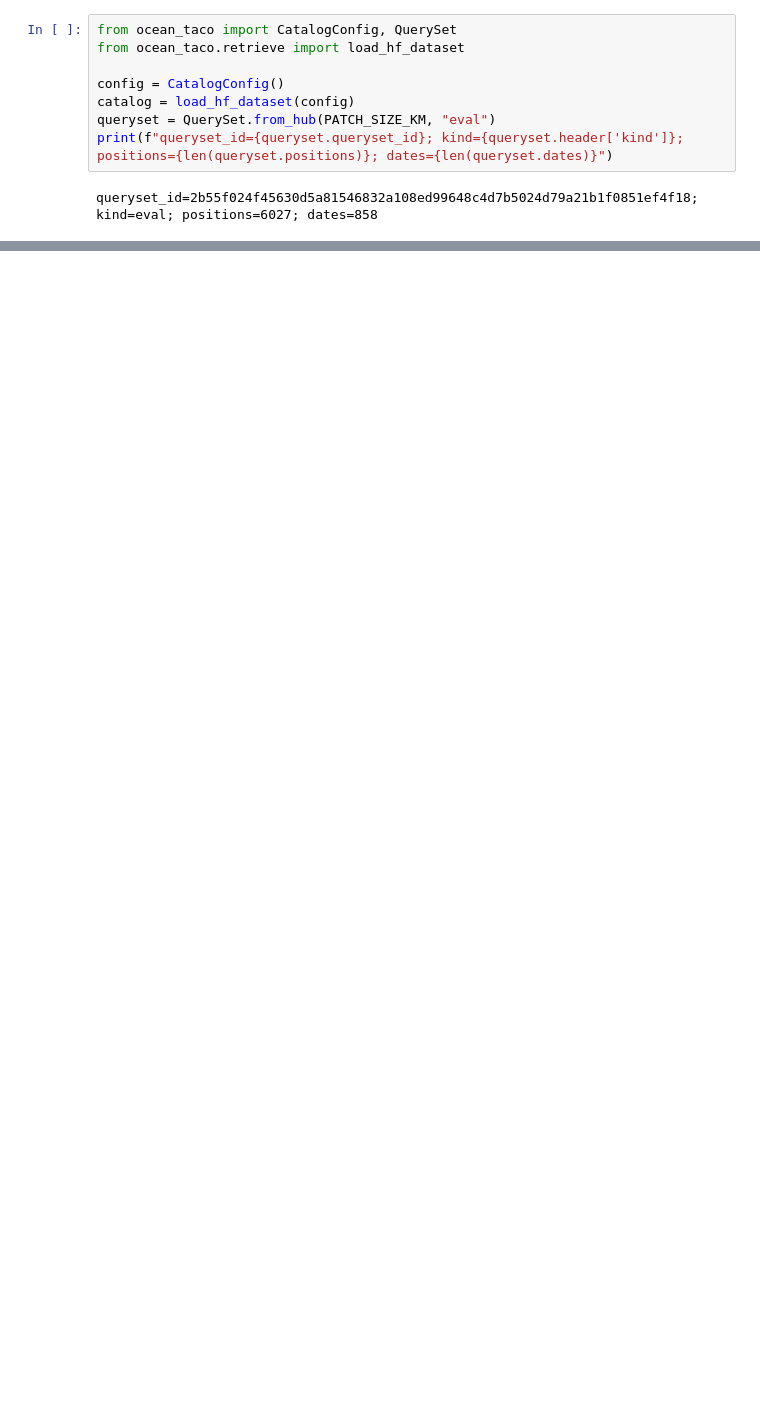
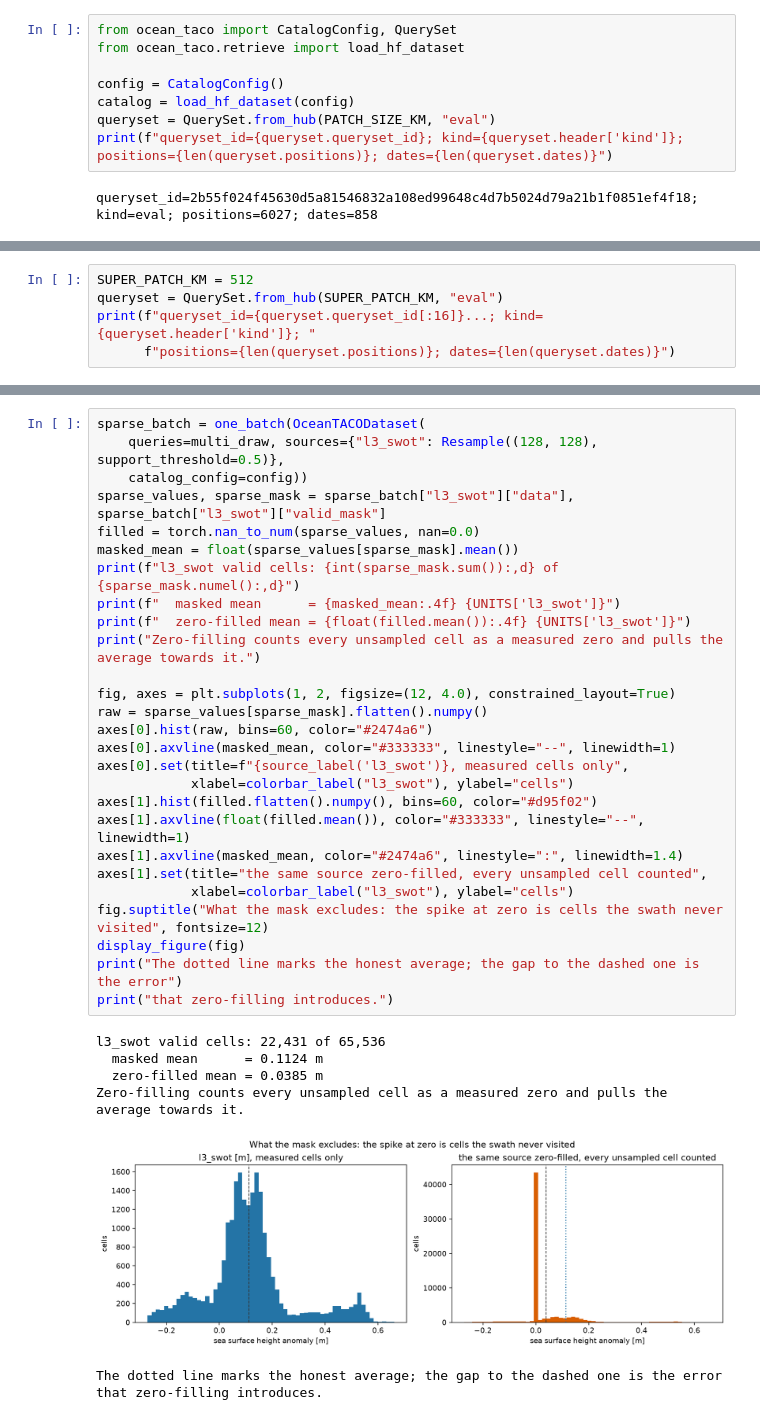
Before and after one commit to nilsleh/oceanTACO, a Jupyter notebook: docs/tutorials/spatio_temporal_query_generation.ipynb, the cells around one changed output, grey strips where cells are left out. Drawn from its saved outputs; the diff is of its cells as text; blank space fills up the shorter version.

```diff
--- a/docs/tutorials/spatio_temporal_query_generation.ipynb
+++ b/docs/tutorials/spatio_temporal_query_generation.ipynb
@@ -1098,0 +267,5 @@ which the [overview notebook](ml_dataset.ipynb) lists in full.
+# %%
+SUPER_PATCH_KM = 512
+queryset = QuerySet.from_hub(SUPER_PATCH_KM, "eval")
+print(f"queryset_id={queryset.queryset_id[:16]}...; kind={queryset.header['kind']}; "
+      f"positions={len(queryset.positions)}; dates={len(queryset.dates)}")
@@ -1098,0 +974,35 @@ which the [overview notebook](ml_dataset.ipynb) lists in full.
+# %%
+sparse_batch = one_batch(OceanTACODataset(
+    queries=multi_draw, sources={"l3_swot": Resample((128, 128), support_threshold=0.5)},
+    catalog_config=config))
+sparse_values, sparse_mask = sparse_batch["l3_swot"]["data"], sparse_batch["l3_swot"]["valid_mask"]
+filled = torch.nan_to_num(sparse_values, nan=0.0)
+masked_mean = float(sparse_values[sparse_mask].mean())
+print(f"l3_swot valid cells: {int(sparse_mask.sum()):,d} of {sparse_mask.numel():,d}")
+print(f"  masked mean      = {masked_mean:.4f} {UNITS['l3_swot']}")
+print(f"  zero-filled mean = {float(filled.mean()):.4f} {UNITS['l3_swot']}")
+print("Zero-filling counts every unsampled cell as a measured zero and pulls the average towards it.")
+
+fig, axes = plt.subplots(1, 2, figsize=(12, 4.0), constrained_layout=True)
+raw = sparse_values[sparse_mask].flatten().numpy()
+axes[0].hist(raw, bins=60, color="#2474a6")
+axes[0].axvline(masked_mean, color="#333333", linestyle="--", linewidth=1)
+axes[0].set(title=f"{source_label('l3_swot')}, measured cells only",
+            xlabel=colorbar_label("l3_swot"), ylabel="cells")
+axes[1].hist(filled.flatten().numpy(), bins=60, color="#d95f02")
+axes[1].axvline(float(filled.mean()), color="#333333", linestyle="--", linewidth=1)
+axes[1].axvline(masked_mean, color="#2474a6", linestyle=":", linewidth=1.4)
+axes[1].set(title="the same source zero-filled, every unsampled cell counted",
+            xlabel=colorbar_label("l3_swot"), ylabel="cells")
+fig.suptitle("What the mask excludes: the spike at zero is cells the swath never visited", fontsize=12)
+display_figure(fig)
+print("The dotted line marks the honest average; the gap to the dashed one is the error")
+print("that zero-filling introduces.")
+# %% [output]
+l3_swot valid cells: 22,431 of 65,536
+  masked mean      = 0.1124 m
+  zero-filled mean = 0.0385 m
+Zero-filling counts every unsampled cell as a measured zero and pulls the average towards it.
+[figure, added]
+The dotted line marks the honest average; the gap to the dashed one is the error
+that zero-filling introduces.
```
Also changed, not shown: parts of 70 cells of this notebook.
